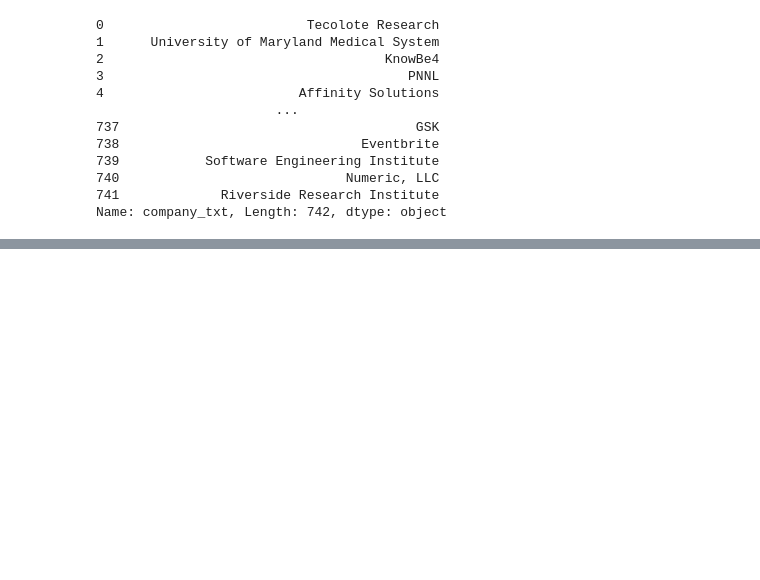
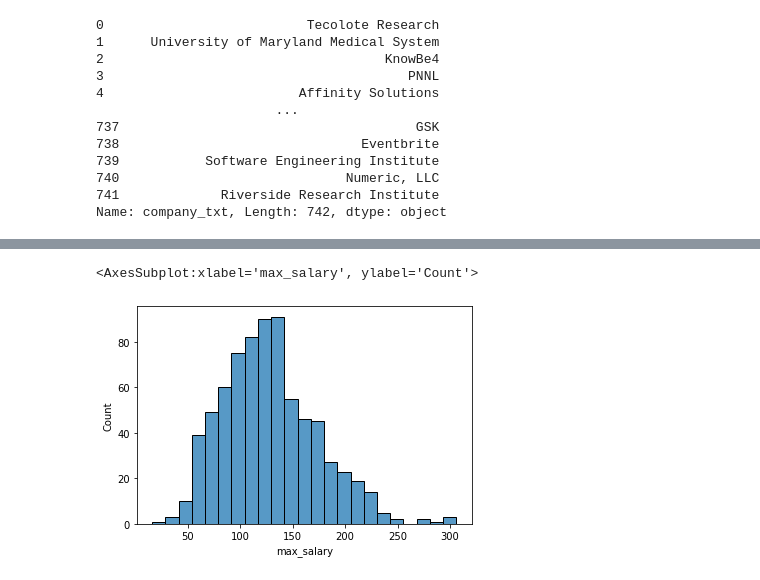
Before and after one commit to vaishnav22/glassdoor_dataScience, a Jupyter notebook: EDA.ipynb, the cells around one changed output, grey strips where cells are left out. Cells and saved outputs as stored; diff of their text form; code cells hidden in the pictures; blank space fills up the shorter version.

```diff
--- a/EDA.ipynb
+++ b/EDA.ipynb
@@ -210,0 +254,6 @@ Name: company_txt, Length: 742, dtype: object
+# %%
+# hist of max salary
+sns.histplot(df['max_salary'])
+# %% [output]
+<AxesSubplot:xlabel='max_salary', ylabel='Count'>
+[figure, added]
```
Also changed, not shown: parts of 12 cells of this notebook.
